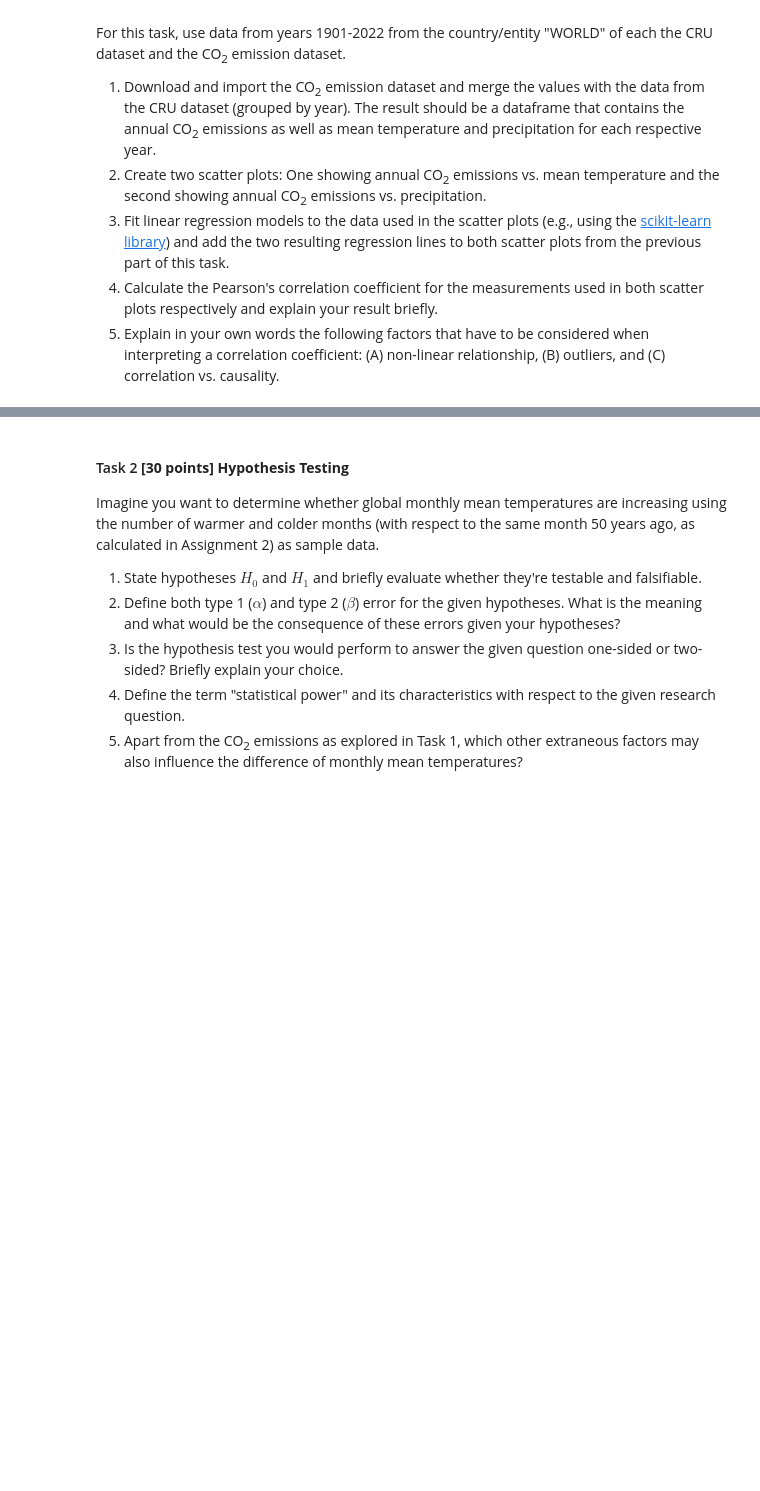
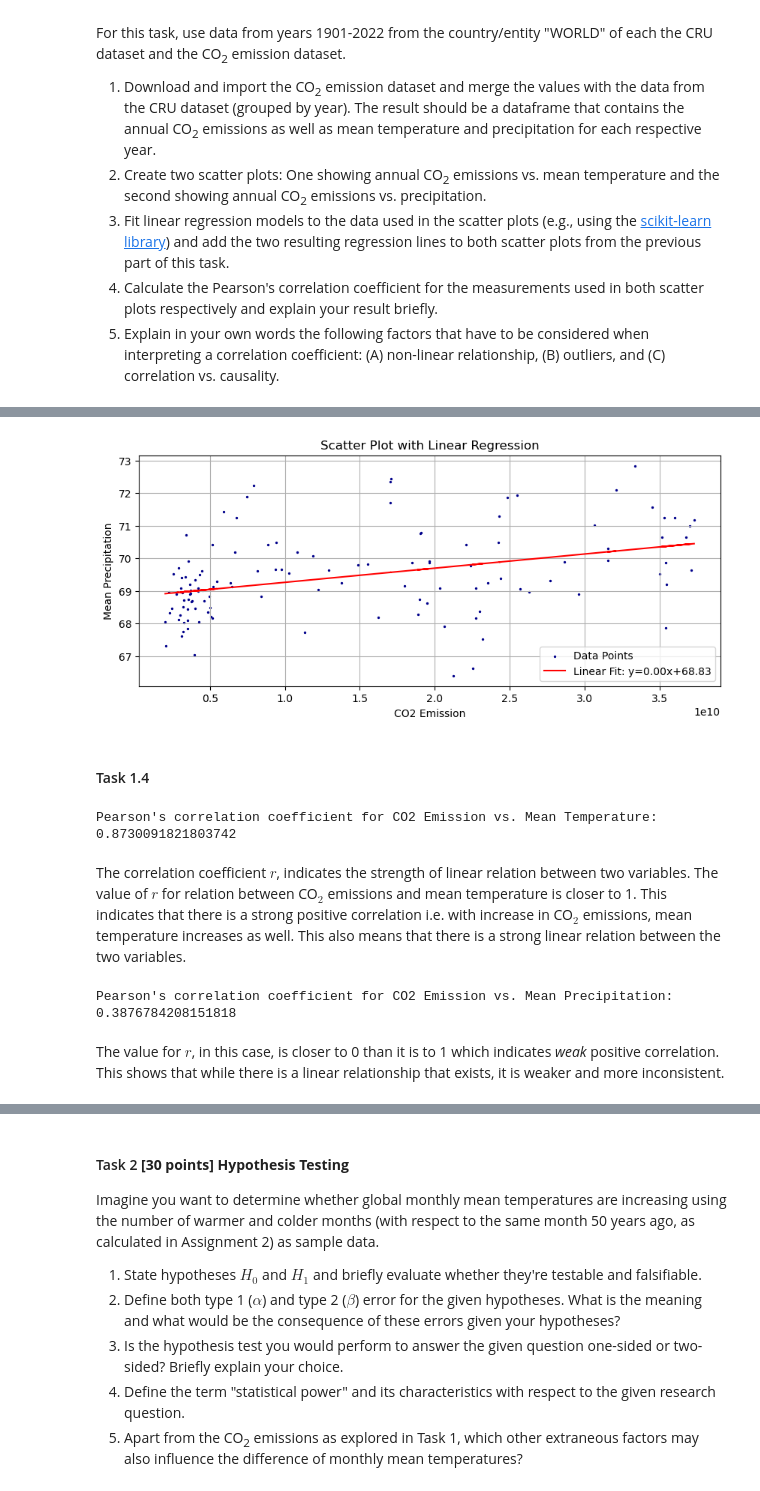
Before and after one commit to mpn1008/RM_assignments, a Jupyter notebook: RM_A03_Group_B/RM_A03_Group.ipynb, the cells around one changed output, grey strips where cells are left out. Drawn from its saved outputs; the diff is of its cells as text; code cells hidden in the pictures; blank space fills up the shorter version.

```diff
--- a/RM_A03_Group_B/RM_A03_Group.ipynb
+++ b/RM_A03_Group_B/RM_A03_Group.ipynb
@@ -54,0 +157,43 @@ For this task, use data from years 1901-2022 from the country/entity "WORLD" of
+# %%
+x = np.array(yearly_df['CO2 Emission']).reshape(-1, 1)
+y = np.array(yearly_df['Mean Precip'])
+
+model = LinearRegression()
+model.fit(x, y)
+
+y_pred = model.predict(x)
+plt.figure(figsize=(10, 4))
+plt.scatter(x, y, color='darkBlue', s=2, label='Data Points')
+
+# Plot regression line
+plt.plot(x, y_pred, color='red', label=f'Linear Fit: y={model.coef_[0]:.2f}x+{model.intercept_:.2f}')
+
+# Add labels and legend
+plt.xlabel('CO2 Emission')
+plt.ylabel('Mean Precipitation')
+plt.title('Scatter Plot with Linear Regression')
+plt.legend()
+plt.grid(True)
+plt.show()
+# %% [output]
+[figure, added]
+# %% [markdown]
+#### Task 1.4
+# %%
+x = np.array(yearly_df['CO2 Emission'])
+y = np.array(yearly_df['Mean Temp'])
+
+corr_coef = np.corrcoef(x, y)[0, 1]
+print("Pearson's correlation coefficient for CO2 Emission vs. Mean Temperature: ", corr_coef)
+# %% [output]
+Pearson's correlation coefficient for CO2 Emission vs. Mean Temperature:  0.8730091821803742
+# %% [markdown]
+The correlation coefficient $r$, indicates the strength of linear relation between two variables. The value of $r$ for relation between CO$_2$ emissions and mean temperature is closer to 1. This indicates that there is a strong positive correlation i.e. with increase in CO$_2$ emissions, mean temperature increases as well. This also means that there is a strong linear relation between the two variables.
+# %%
+y = np.array(yearly_df['Mean Precip'])
+corr_coef = np.corrcoef(x, y)[0, 1]
+print("Pearson's correlation coefficient for CO2 Emission vs. Mean Precipitation: ", corr_coef)
+# %% [output]
+Pearson's correlation coefficient for CO2 Emission vs. Mean Precipitation:  0.3876784208151818
+# %% [markdown]
+The value for $r$, in this case, is closer to 0 than it is to 1 which indicates _weak_ positive correlation. This shows that while there is a linear relationship that exists, it is weaker and more inconsistent.
```
Also changed, not shown: parts of 9 cells of this notebook.
